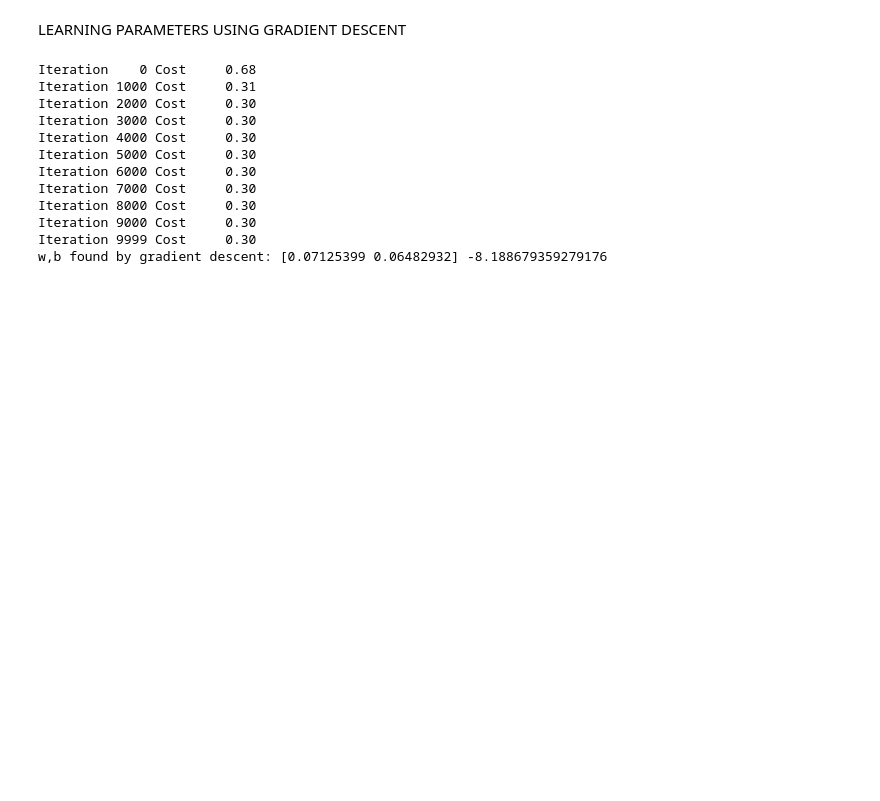
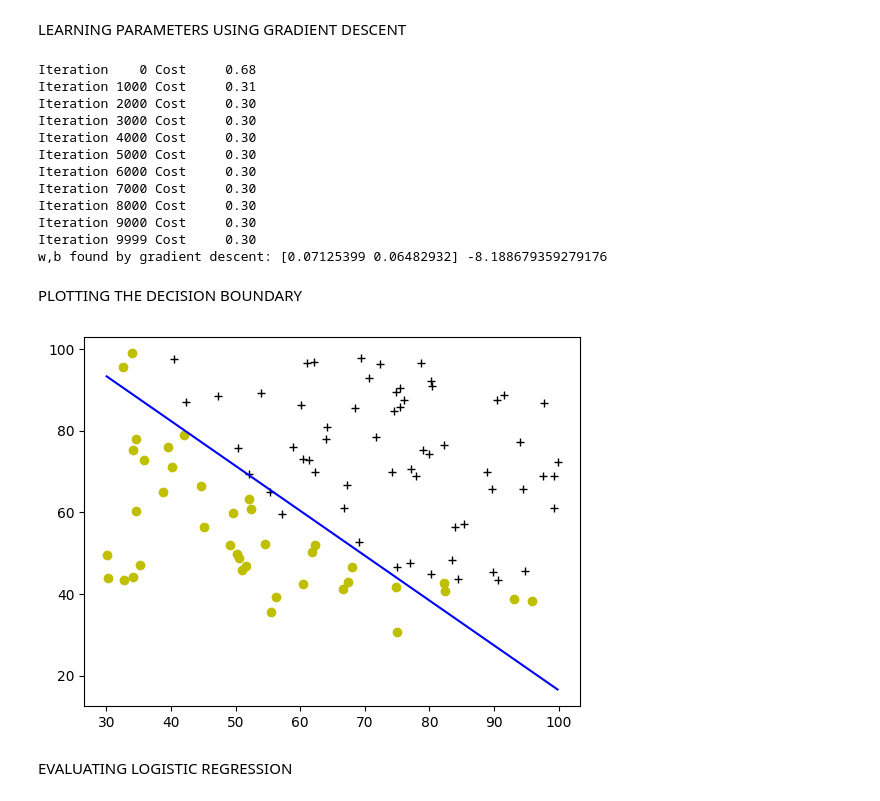
Before and after one commit to PedroCorreia07/Machine-Learing-Specialization_Coursera, a Jupyter notebook: Course 1/Practice Lab_Logistic Regression.ipynb, the cells around one changed output. Cells and saved outputs as stored; diff of their text form; code cells hidden in the pictures; blank space fills up the shorter version.

```diff
--- a/Course 1/Practice Lab_Logistic Regression.ipynb
+++ b/Course 1/Practice Lab_Logistic Regression.ipynb
@@ -198,3 +198,52 @@ Iteration 8000 Cost     0.30
 Iteration 9000 Cost     0.30
 Iteration 9999 Cost     0.30
 w,b found by gradient descent: [0.07125399 0.06482932] -8.188679359279176
+# %% [markdown]
+PLOTTING THE DECISION BOUNDARY
+# %%
+def map_feature(X1, X2):
+    """
+    Feature mapping function to polynomial features
+    """
+    X1 = np.atleast_1d(X1)
+    X2 = np.atleast_1d(X2)
+    degree = 6
+    out = []
+    for i in range(1, degree+1):
+        for j in range(i + 1):
+            out.append((X1**(i-j) * (X2**j)))
+    return np.stack(out, axis=1)
+# %%
+def plot_decision_boundary(w, b, x, y):
+    # Credit to dibgerge on Github for this plotting code
+
+    plot_data(x[:, 0:2], y)
+
+    if x.shape[1] <= 2:
+        plot_x = np.array([min(x[:, 0]), max(x[:, 0])])
+        plot_y = (-1. / w[1]) * (w[0] * plot_x + b)
+
+        plt.plot(plot_x, plot_y, c="b")
+
+    else:
+        u = np.linspace(-1, 1.5, 50)
+        v = np.linspace(-1, 1.5, 50)
+
+        z = np.zeros((len(u), len(v)))
+
+        # Evaluate z = theta*x over the grid
+        for i in range(len(u)):
+            for j in range(len(v)):
+                z[i,j] = sig(np.dot(map_feature(u[i], v[j]), w) + b)
+
+        # important to transpose z before calling contour
+        z = z.T
+
+        # Plot z = 0
+        plt.contour(u,v,z, levels = [0.5], colors="g")
+# %%
+plot_decision_boundary(w,b,x_train,y_train)
+# %% [output]
+[figure, added]
+# %% [markdown]
+EVALUATING LOGISTIC REGRESSION
```
Also changed, not shown: parts of 4 cells of this notebook.
